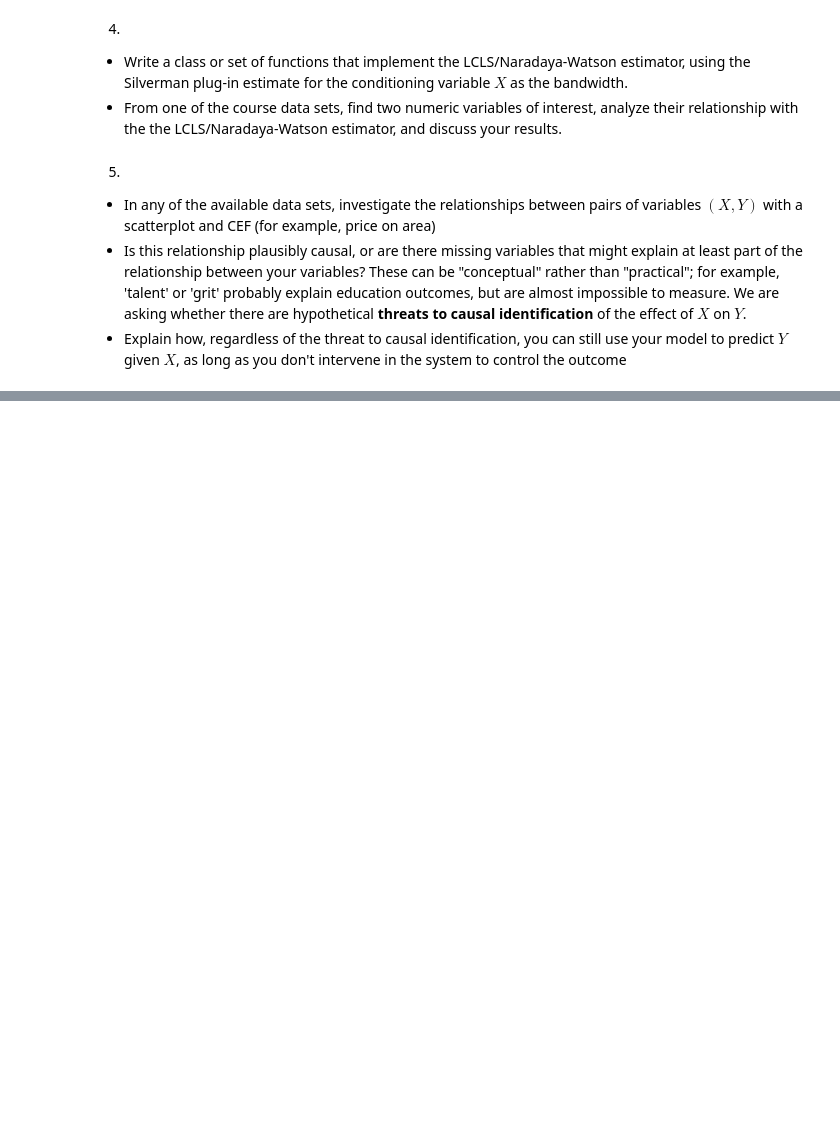
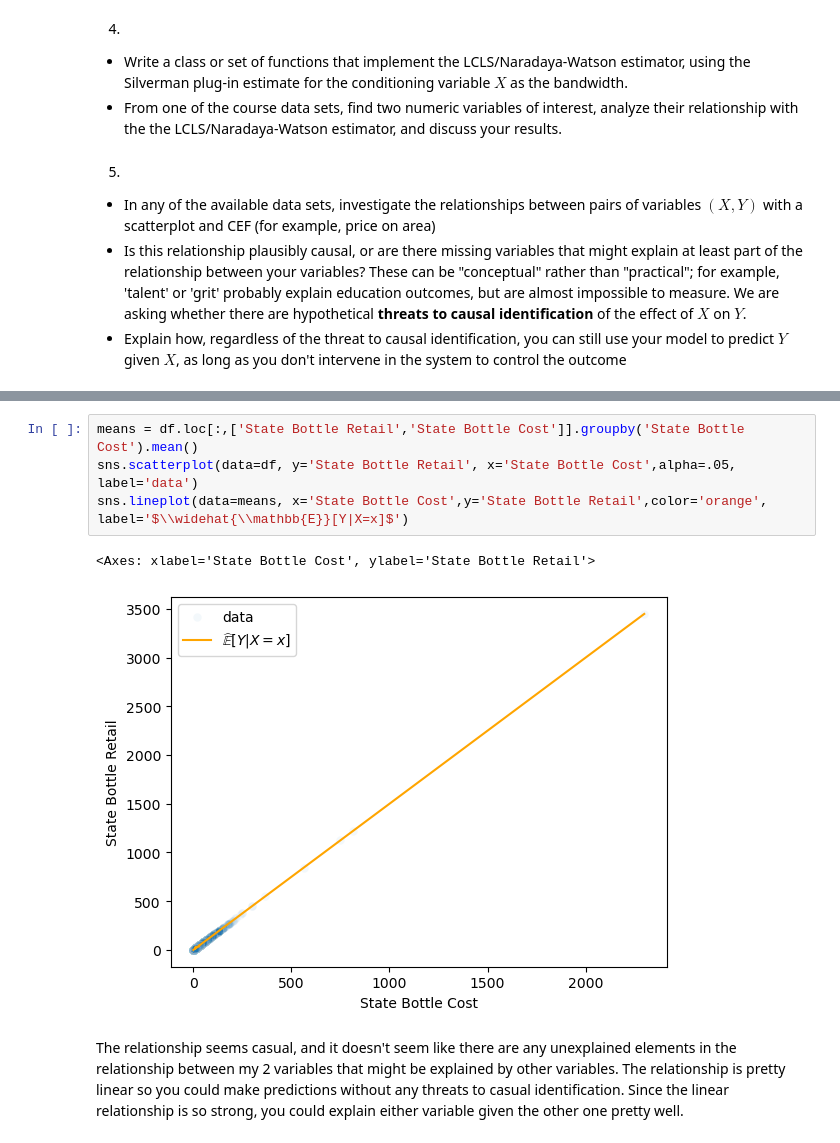
Before and after one commit to rde6mn/understanding_uncertainty_assignments, a Jupyter notebook: assignment_3.ipynb, the cells around one changed output, grey strips where cells are left out. Drawn from its saved outputs; the diff is of its cells as text; blank space fills up the shorter version.

```diff
--- a/assignment_3.ipynb
+++ b/assignment_3.ipynb
@@ -137,0 +173,9 @@ Show that the solution to this problem is the LCLS/Naradaya-Watson estimator.
+# %%
+means = df.loc[:,['State Bottle Retail','State Bottle Cost']].groupby('State Bottle Cost').mean()
+sns.scatterplot(data=df, y='State Bottle Retail', x='State Bottle Cost',alpha=.05, label='data')
+sns.lineplot(data=means, x='State Bottle Cost',y='State Bottle Retail',color='orange', label='$\\widehat{\\mathbb{E}}[Y|X=x]$')
+# %% [output]
+<Axes: xlabel='State Bottle Cost', ylabel='State Bottle Retail'>
+[figure, added]
+# %% [markdown]
+The relationship seems casual, and it doesn't seem like there are any unexplained elements in the relationship between my 2 variables that might be explained by other variables. The relationship is pretty linear so you could make predictions without any threats to casual identification. Since the linear relationship is so strong, you could explain either variable given the other one pretty well.
```
Also changed, not shown: parts of 8 cells of this notebook.
